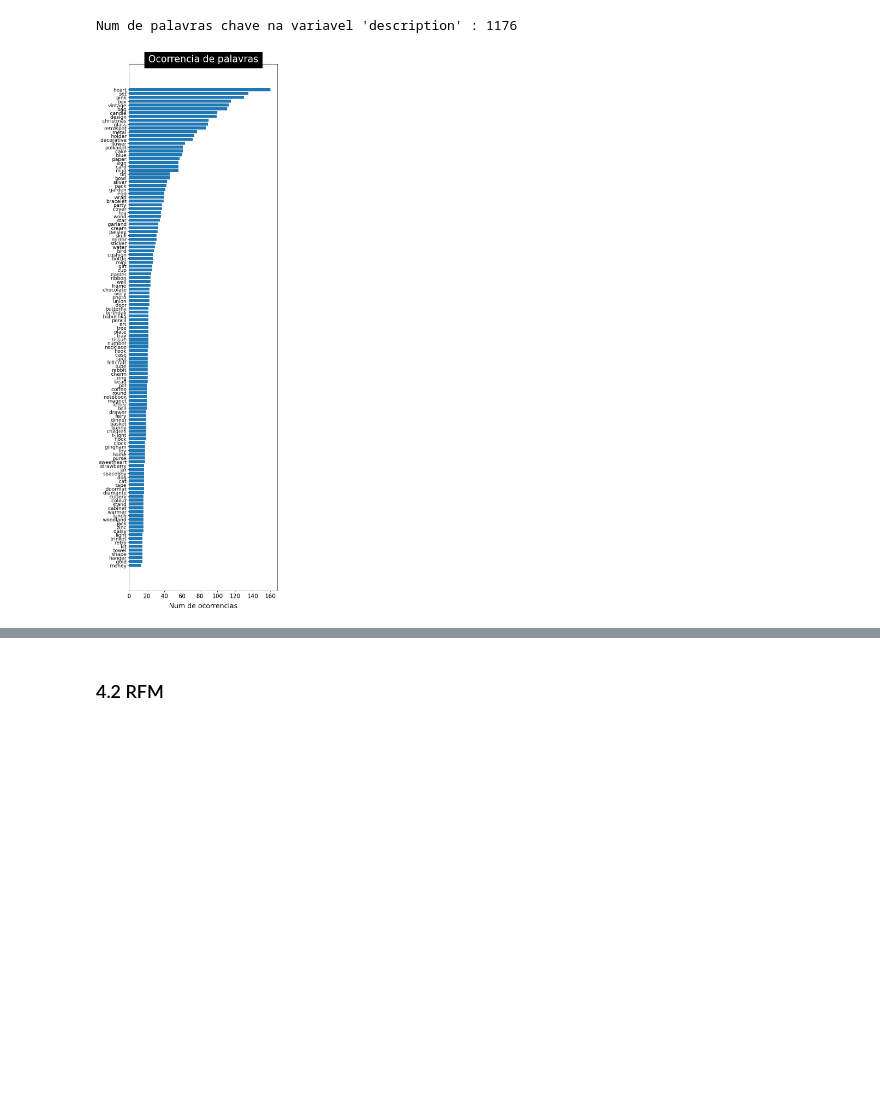
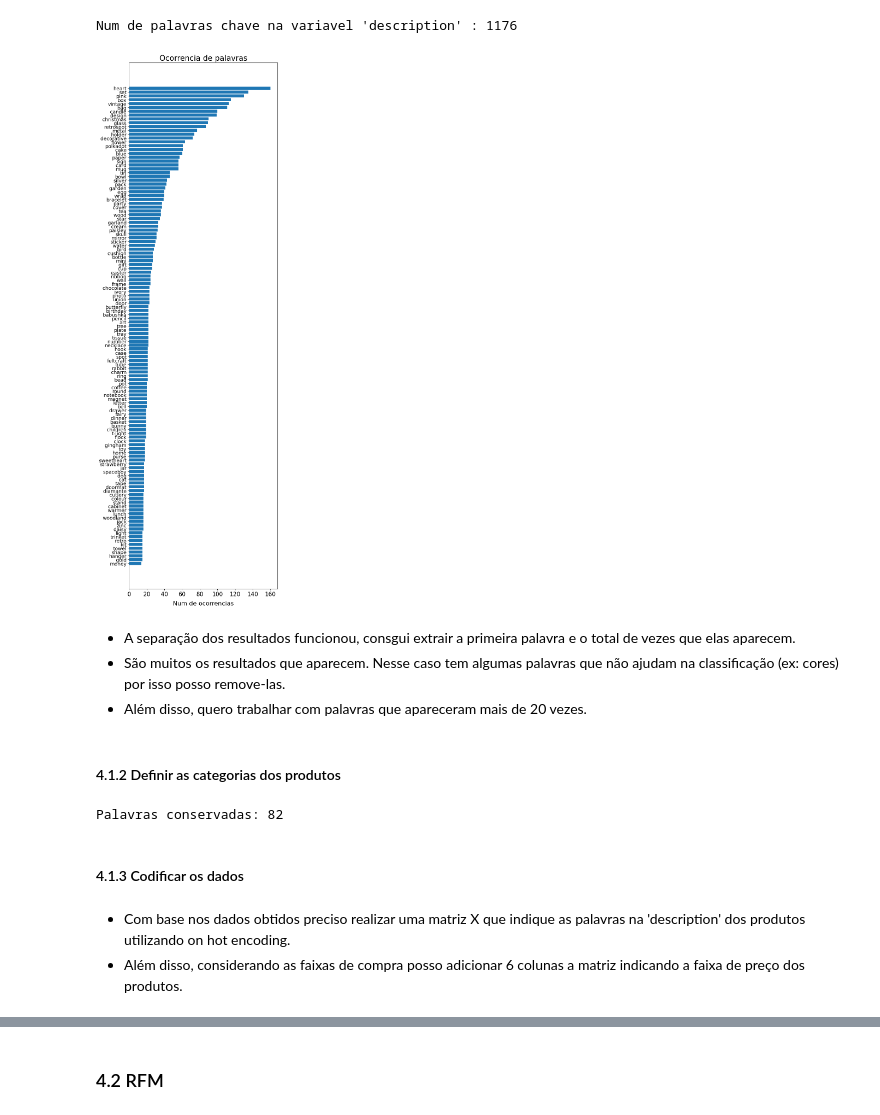
Before and after one commit to renanpan/Segmentando_clientes, a Jupyter notebook: projeto_sprint_13.ipynb, the cells around one changed output, grey strips where cells are left out. Drawn from its saved outputs; the diff is of its cells as text; code cells hidden in the pictures; blank space fills up the shorter version.

Commit message:
nova codificação dos dados

```diff
--- a/projeto_sprint_13.ipynb
+++ b/projeto_sprint_13.ipynb
@@ -855,22 +857,46 @@ list_products.sort(key = lambda x:x[1], reverse = True)
 # %%
 # Plotar o resultado
 
 list = sorted(list_products, key = lambda x:x[1], reverse = True)
-#_______________________________
+
 plt.rc('font', weight='normal')
 fig, ax = plt.subplots(figsize=(7, 25))
 y_axis = [i[1] for i in list[:125]]
 x_axis = [k for k,i in enumerate(list[:125])]
 x_label = [i[0] for i in list[:125]]
 plt.xticks(fontsize = 15)
 plt.yticks(fontsize = 13)
 plt.yticks(x_axis, x_label)
-plt.xlabel("Num de ocorrencias", fontsize = 18, labelpad = 10)
+plt.xlabel("Num de ocorrencias", fontsize = 16, labelpad = 10)
 ax.barh(x_axis, y_axis, align = 'center')
 ax = plt.gca()
 ax.invert_yaxis()
-#_______________________________________________________________________________________
-plt.title("Ocorrencia de palavras",bbox={'facecolor':'k', 'pad':5}, color='w',fontsize = 25)
+
+plt.title("Ocorrencia de palavras",fontsize = 20)
 plt.show()
 # %% [output]
-[figure, old version]
+[figure, new version]
+# %% [markdown]
+- A separação dos resultados funcionou, consgui extrair a primeira palavra e o total de vezes que elas aparecem.
+- São muitos os resultados que aparecem. Nesse caso tem algumas palavras que não ajudam na classificação (ex: cores) por isso posso remove-las.
+- Além disso, quero trabalhar com palavras que apareceram mais de 20 vezes.
+# %% [markdown]
+#### 4.1.2 Definir as categorias dos produtos
+# %%
+list_products = []
+for k,v in count_keywords.items():
+    word = keywords_select[k]
+    if word in ['pink', 'blue', 'tag', 'green', 'orange']: continue  #remover palavras desnecessárias
+    if len(word) < 3 or v < 20: continue # trabalhar com palavras que apareceram mais de 20 vezes
+    if ('+' in word) or ('/' in word): continue
+    list_products.append([word, v])
+#______________________________________________________
+list_products.sort(key = lambda x:x[1], reverse = True)
+print('Palavras conservadas:', len(list_products))
+# %% [output]
+Palavras conservadas: 82
+# %% [markdown]
+#### 4.1.3 Codificar os dados
+# %% [markdown]
+- Com base nos dados obtidos preciso realizar uma matriz X que indique as palavras na 'description' dos produtos utilizando on hot encoding.
+- Além disso, considerando as faixas de compra posso adicionar 6 colunas a matriz indicando a faixa de preço dos produtos.
```
Also changed, not shown: parts of 3 cells of this notebook.
